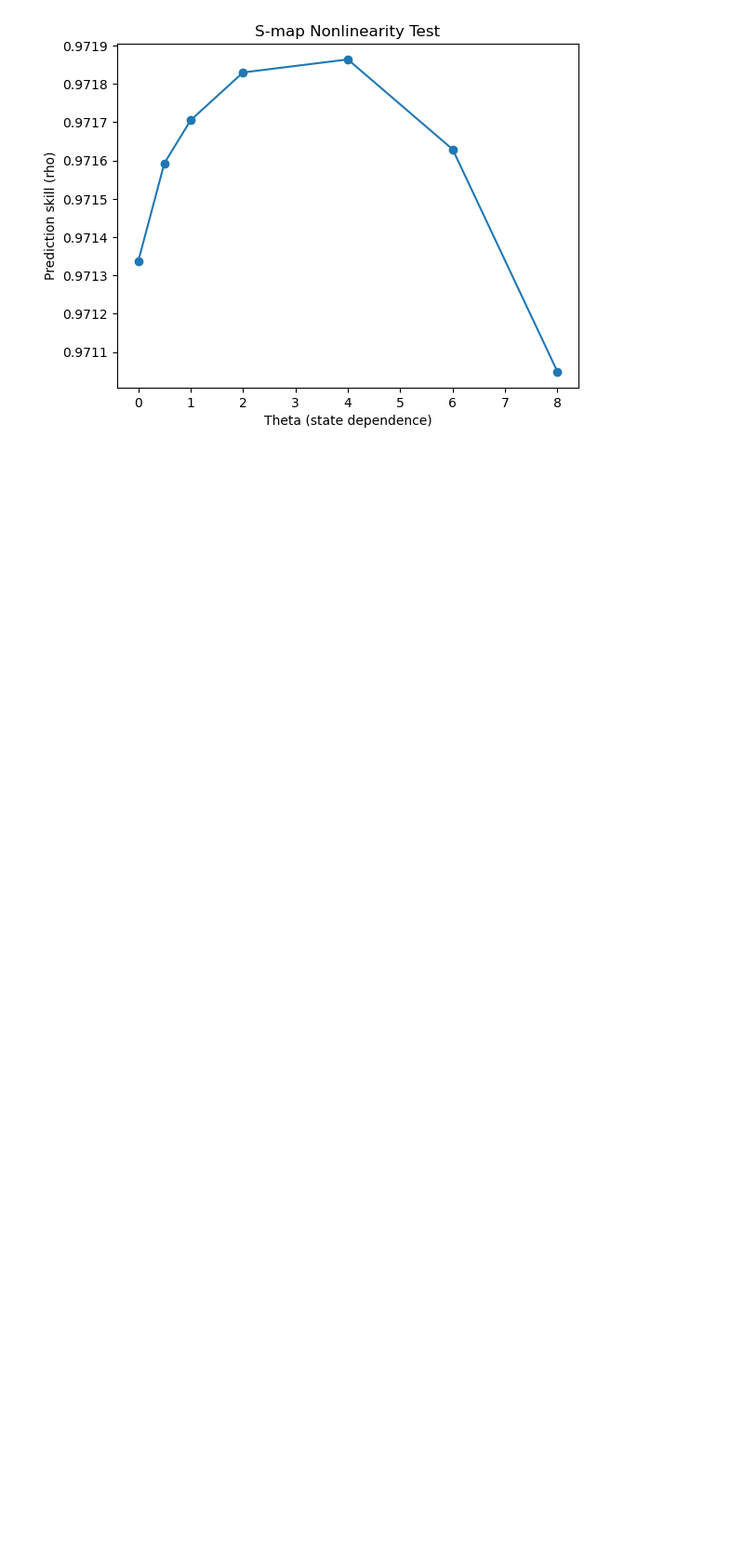
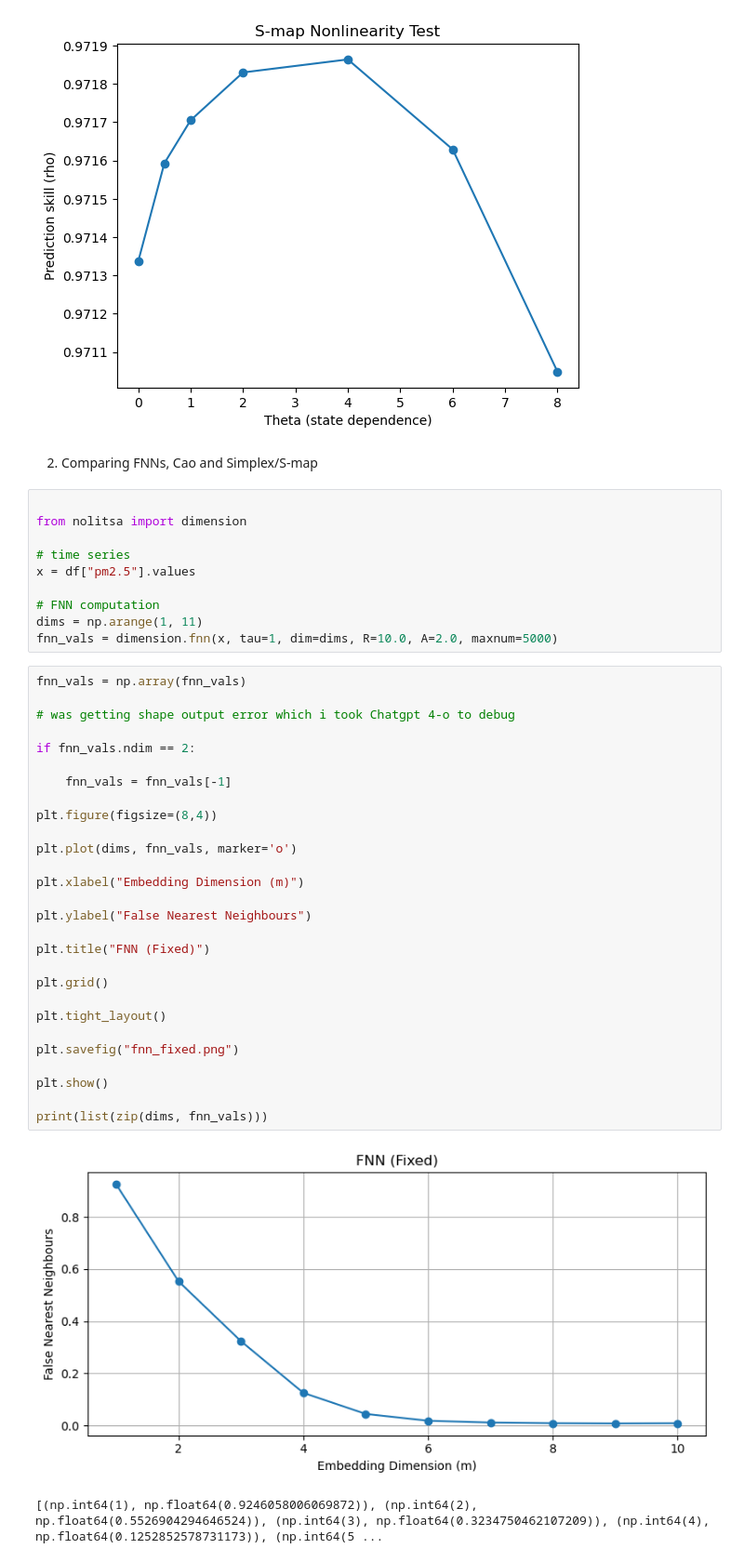
Before and after one commit to All-Purpose-Monkey/Complex_systems_group1, a Jupyter notebook: Module10/being_pm25_EDM.ipynb, the cells around one changed output. Shown at 93% size. Drawn from its saved outputs; the diff is of its cells as text; blank space fills up the shorter version.

Commit message:
question 2 & 3 and rleated graphs

```diff
--- a/Module10/being_pm25_EDM.ipynb
+++ b/Module10/being_pm25_EDM.ipynb
@@ -291,3 +291,46 @@ plt.savefig("theta_vs_rho.png")
 plt.show()
 # %% [output]
 [figure]
+# %% [markdown]
+2. Comparing FNNs, Cao and Simplex/S-map
+# %%
+
+from nolitsa import dimension
+
+# time series
+x = df["pm2.5"].values
+
+# FNN computation
+dims = np.arange(1, 11)
+fnn_vals = dimension.fnn(x, tau=1, dim=dims, R=10.0, A=2.0, maxnum=5000)
+# %%
+fnn_vals = np.array(fnn_vals)
+
+# was getting shape output error which i took Chatgpt 4-o to debug
+
+if fnn_vals.ndim == 2:
+
+    fnn_vals = fnn_vals[-1]
+
+plt.figure(figsize=(8,4))
+
+plt.plot(dims, fnn_vals, marker='o')
+
+plt.xlabel("Embedding Dimension (m)")
+
+plt.ylabel("False Nearest Neighbours")
+
+plt.title("FNN (Fixed)")
+
+plt.grid()
+
+plt.tight_layout()
+
+plt.savefig("fnn_fixed.png")
+
+plt.show()
+
+print(list(zip(dims, fnn_vals)))
+# %% [output]
+[figure, added]
+[(np.int64(1), np.float64(0.9246058006069872)), (np.int64(2), np.float64(0.5526904294646524)), (np.int64(3), np.float64(0.3234750462107209)), (np.int64(4), np.float64(0.1252852578731173)), (np.int64(5 ...
```
Also changed, not shown: parts of 7 cells of this notebook, 4 other files.
